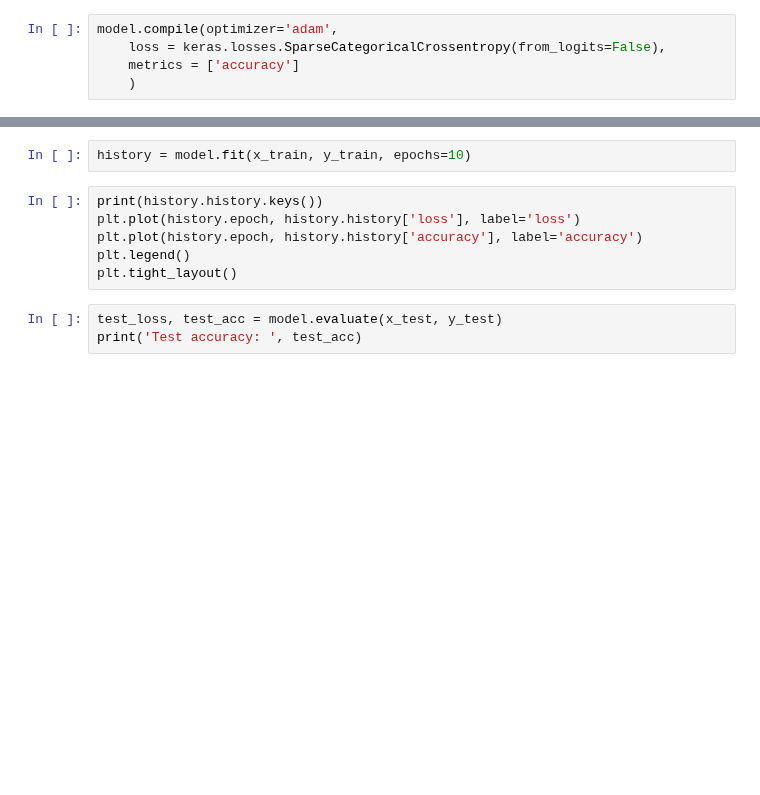
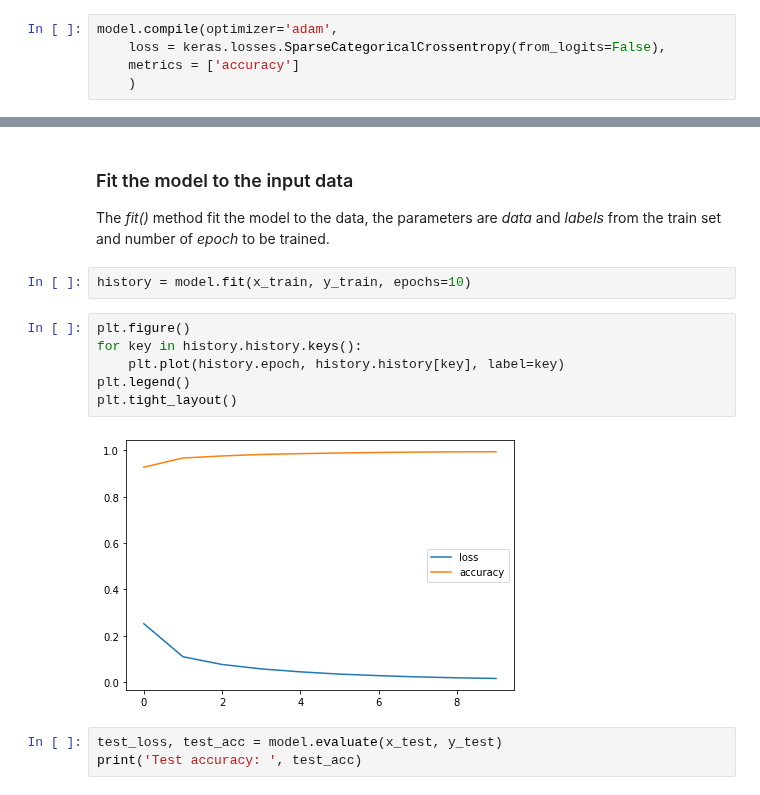
Before and after one commit to vojtechcima/2020-21-ARD, a Jupyter notebook: mad4_01.ipynb, the cells around one changed output, grey strips where cells are left out. Saved outputs shown, nothing was run; the diff lists cells and outputs as text; blank space fills up the shorter version.

Commit message:
Added visualization

```diff
--- a/mad4_01.ipynb
+++ b/mad4_01.ipynb
@@ -82,11 +110,16 @@ model.compile(optimizer='adam',
+# %% [markdown]
+### Fit the model to the input data
+The *fit()* method fit the model to the data, the parameters are *data* and *labels* from the train set and number of *epoch* to be trained.
 # %%
 history = model.fit(x_train, y_train, epochs=10)
 # %%
-print(history.history.keys())
-plt.plot(history.epoch, history.history['loss'], label='loss')
-plt.plot(history.epoch, history.history['accuracy'], label='accuracy')
+plt.figure()
+for key in history.history.keys():
+    plt.plot(history.epoch, history.history[key], label=key)
 plt.legend()
 plt.tight_layout()
+# %% [output]
+[figure, added]
 # %%
 test_loss, test_acc = model.evaluate(x_test, y_test)
 print('Test accuracy: ', test_acc)
```
Also changed, not shown: parts of 7 cells of this notebook, 1 other file.
